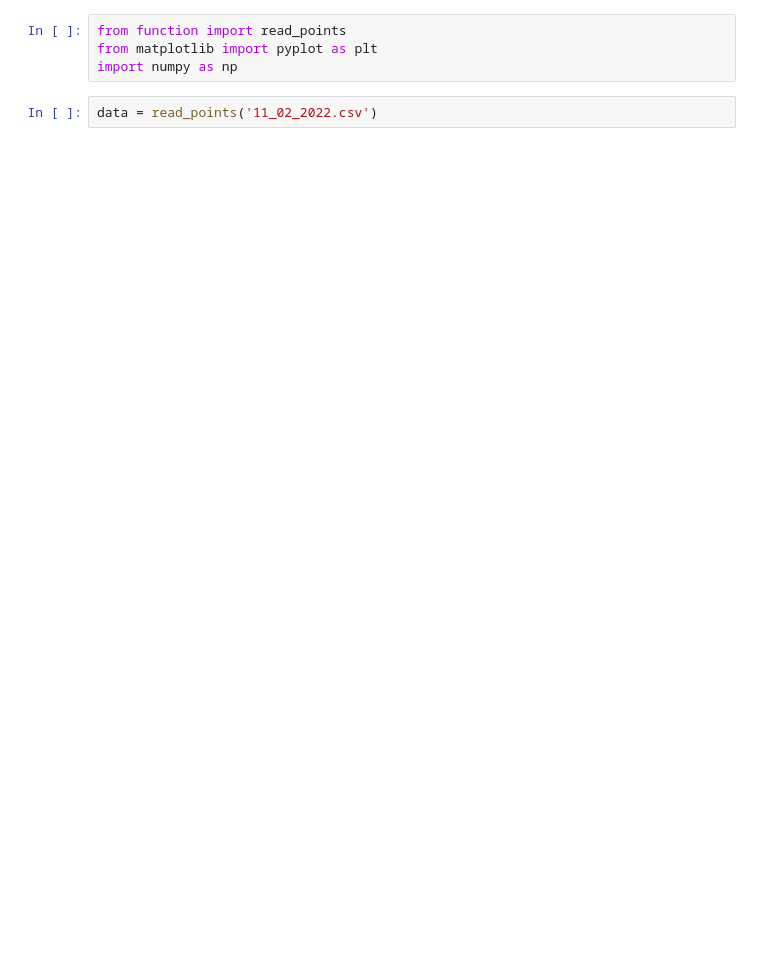
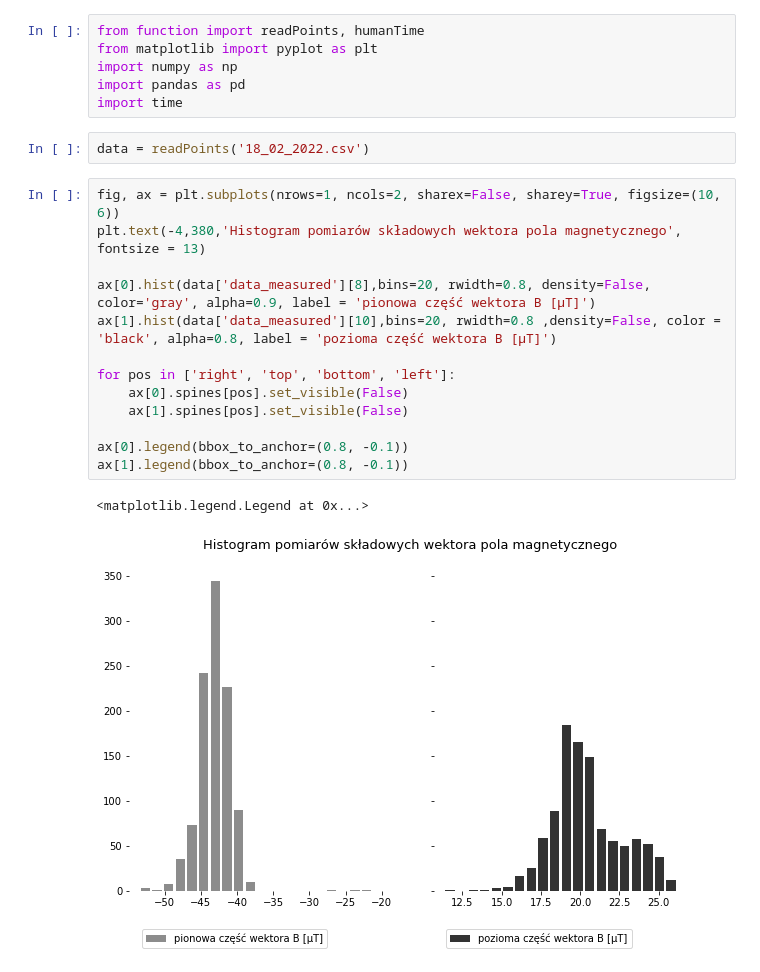
Before and after one commit to JTMalczewski/Magnetic_Data, a Jupyter notebook: data_visualisation/statistic_points.ipynb, the cells around one changed output. Drawn from its saved outputs; the diff is of its cells as text; blank space fills up the shorter version.

```diff
--- a/data_visualisation/statistic_points.ipynb
+++ b/data_visualisation/statistic_points.ipynb
@@ -1,6 +1,24 @@
 # %%
-from function import read_points
+from function import readPoints, humanTime
 from matplotlib import pyplot as plt
 import numpy as np
+import pandas as pd
+import time
 # %%
-data = read_points('11_02_2022.csv')
+data = readPoints('18_02_2022.csv')
+# %%
+fig, ax = plt.subplots(nrows=1, ncols=2, sharex=False, sharey=True, figsize=(10, 6))
+plt.text(-4,380,'Histogram pomiarów składowych wektora pola magnetycznego', fontsize = 13)
+
+ax[0].hist(data['data_measured'][8],bins=20, rwidth=0.8, density=False, color='gray', alpha=0.9, label = 'pionowa część wektora B [μT]')
+ax[1].hist(data['data_measured'][10],bins=20, rwidth=0.8 ,density=False, color = 'black', alpha=0.8, label = 'pozioma część wektora B [μT]')
+
+for pos in ['right', 'top', 'bottom', 'left']:
+    ax[0].spines[pos].set_visible(False)
+    ax[1].spines[pos].set_visible(False)
+
+ax[0].legend(bbox_to_anchor=(0.8, -0.1))
+ax[1].legend(bbox_to_anchor=(0.8, -0.1))
+# %% [output]
+<matplotlib.legend.Legend at 0x...>
+[figure, added]
```
Also changed, not shown: parts of 12 cells of this notebook, 20 other files.
